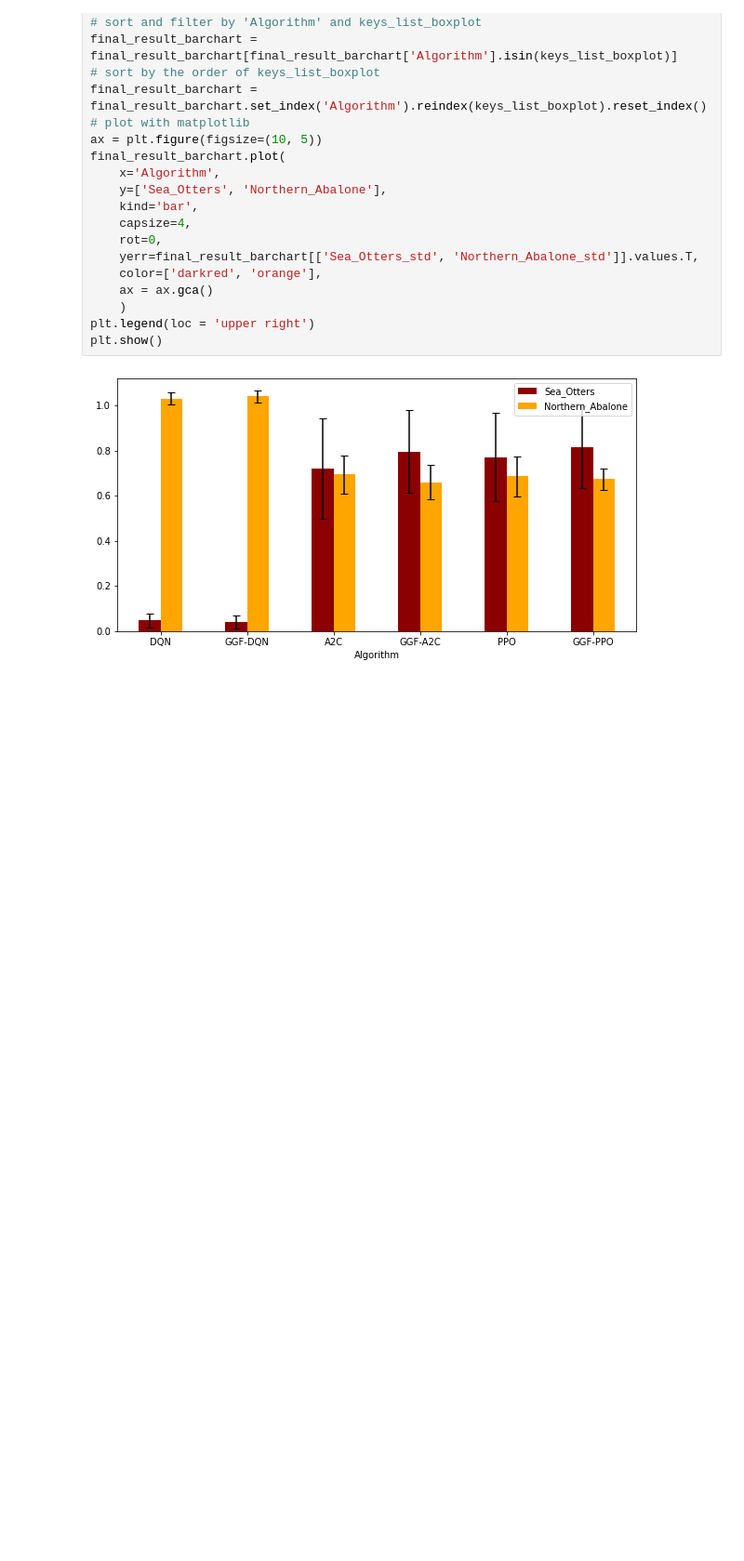
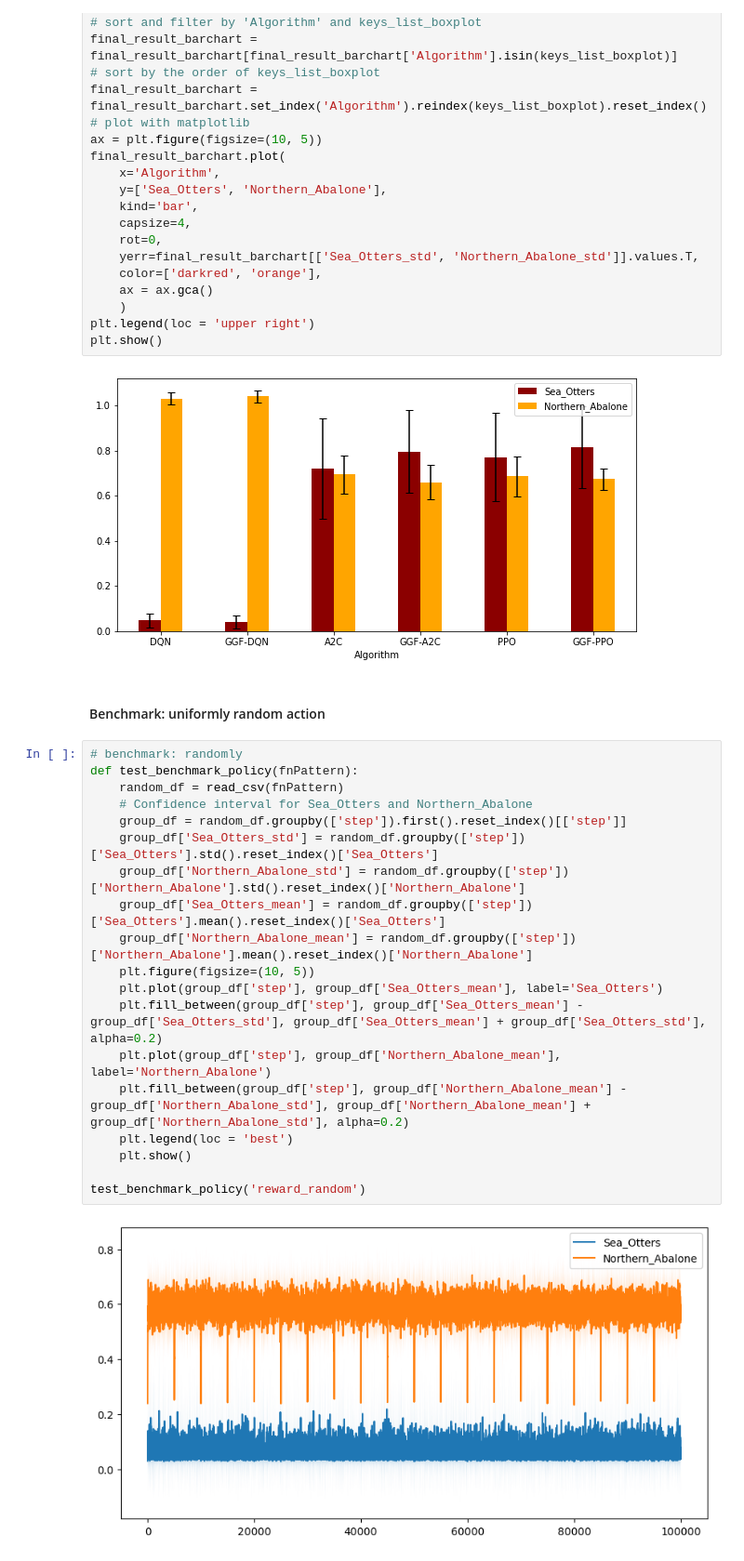
Before and after one commit to yan-dot-zhang/Fair-RL-project, a Jupyter notebook: AnalyzeResult.ipynb, the cells around one changed output. Shown: that part at 93% size. Saved outputs shown, nothing was run; the diff lists cells and outputs as text; blank space fills up the shorter version.

Commit message:
test: env performance of fixed and random action
Test the performance of random action policy and fixed action policy,
The result is visualized in `AnalyzeResult.ipynb`

```diff
--- a/AnalyzeResult.ipynb
+++ b/AnalyzeResult.ipynb
@@ -110,3 +110,26 @@ plt.legend(loc = 'upper right')
 plt.show()
 # %% [output]
 [figure]
+# %% [markdown]
+#### Benchmark: uniformly random action
+# %%
+# benchmark: randomly
+def test_benchmark_policy(fnPattern):
+    random_df = read_csv(fnPattern)
+    # Confidence interval for Sea_Otters and Northern_Abalone
+    group_df = random_df.groupby(['step']).first().reset_index()[['step']]
+    group_df['Sea_Otters_std'] = random_df.groupby(['step'])['Sea_Otters'].std().reset_index()['Sea_Otters']
+    group_df['Northern_Abalone_std'] = random_df.groupby(['step'])['Northern_Abalone'].std().reset_index()['Northern_Abalone']
+    group_df['Sea_Otters_mean'] = random_df.groupby(['step'])['Sea_Otters'].mean().reset_index()['Sea_Otters']
+    group_df['Northern_Abalone_mean'] = random_df.groupby(['step'])['Northern_Abalone'].mean().reset_index()['Northern_Abalone']
+    plt.figure(figsize=(10, 5))
+    plt.plot(group_df['step'], group_df['Sea_Otters_mean'], label='Sea_Otters')
+    plt.fill_between(group_df['step'], group_df['Sea_Otters_mean'] - group_df['Sea_Otters_std'], group_df['Sea_Otters_mean'] + group_df['Sea_Otters_std'], alpha=0.2)
+    plt.plot(group_df['step'], group_df['Northern_Abalone_mean'], label='Northern_Abalone')
+    plt.fill_between(group_df['step'], group_df['Northern_Abalone_mean'] - group_df['Northern_Abalone_std'], group_df['Northern_Abalone_mean'] + group_df['Northern_Abalone_std'], alpha=0.2)
+    plt.legend(loc = 'best')
+    plt.show()
+
+test_benchmark_policy('reward_random')
+# %% [output]
+[figure, added]
```
Also changed, not shown: parts of 10 cells of this notebook, 3 other files.
